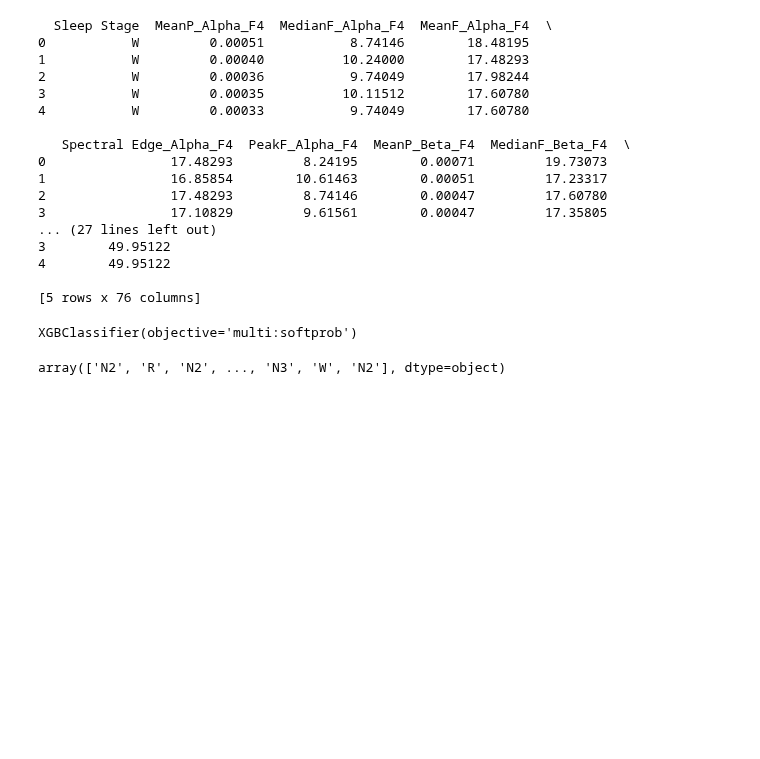
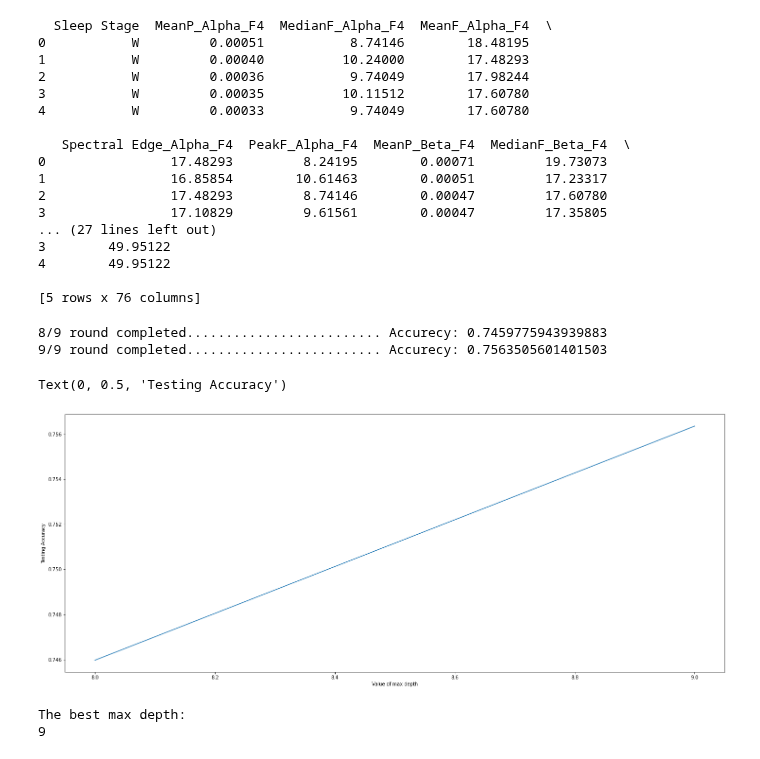
Before and after one commit to RafsanJany-44/Research_Sleep_Stage_Classification, a Jupyter notebook: XG_Boost.ipynb, the cells around one changed output. Cells and saved outputs as stored; diff of their text form; code cells hidden in the pictures; blank space fills up the shorter version.

```diff
--- a/XG_Boost.ipynb
+++ b/XG_Boost.ipynb
@@ -49,4 +52,39 @@ xgb_classifier = xgb.XGBClassifier()
+# %%
+import xgboost as xgb
+from sklearn.metrics import accuracy_score
+N=25
+k_range = range (8,N+1)
+scores={}
+scores_list = []
+for k in k_range:
+  xgb_classifier = xgb.XGBClassifier(max_depth=k)
+  xgb_classifier.fit(X_train, y_train)
+  y_pred=xgb_classifier.predict(X_test)
+  scores[k] = accuracy_score(y_test,y_pred)
+  scores_list.append(accuracy_score(y_test,y_pred))
+  print(str(k)+"/"+str(N)+" round completed......................... Accurecy: "+str(accuracy_score(y_test,y_pred)))
+# %% [output]
+8/9 round completed......................... Accurecy: 0.7459775943939883
+9/9 round completed......................... Accurecy: 0.7563505601401503
+# %%
+%matplotlib inline
+import matplotlib.pyplot as plt
+#plot the relationship between K and the testing accuracy
+plt.figure(figsize = (25,10))
+plt.plot(k_range,scores_list)
+plt.xlabel('Value of max depth')
+plt.ylabel ('Testing Accuracy')
+# %% [output]
+Text(0, 0.5, 'Testing Accuracy')
+[figure, added]
+# %%
+print("The best max depth:")
+best=list(scores.keys())[scores_list.index(max(scores_list))]
+print(best)
+# %% [output]
+The best max depth:
+9
 # %%
+xgb_classifier = xgb.XGBClassifier()
 xgb_classifier.fit(X_train,y_train)
+predictions = xgb_classifier.predict(X_test)
-# %% [output]
-XGBClassifier(objective='multi:softprob')
@@ -55,7 +91,3 @@ predictions = xgb_classifier.predict(X_test)
-# %%
-predictions
-# %% [output]
-array(['N2', 'R', 'N2', ..., 'N3', 'W', 'N2'], dtype=object)
 # %%
 from sklearn.metrics import classification_report, confusion_matrix, accuracy_score
 print(confusion_matrix(y_test, predictions))
```
Also changed, not shown: parts of 8 cells of this notebook.
